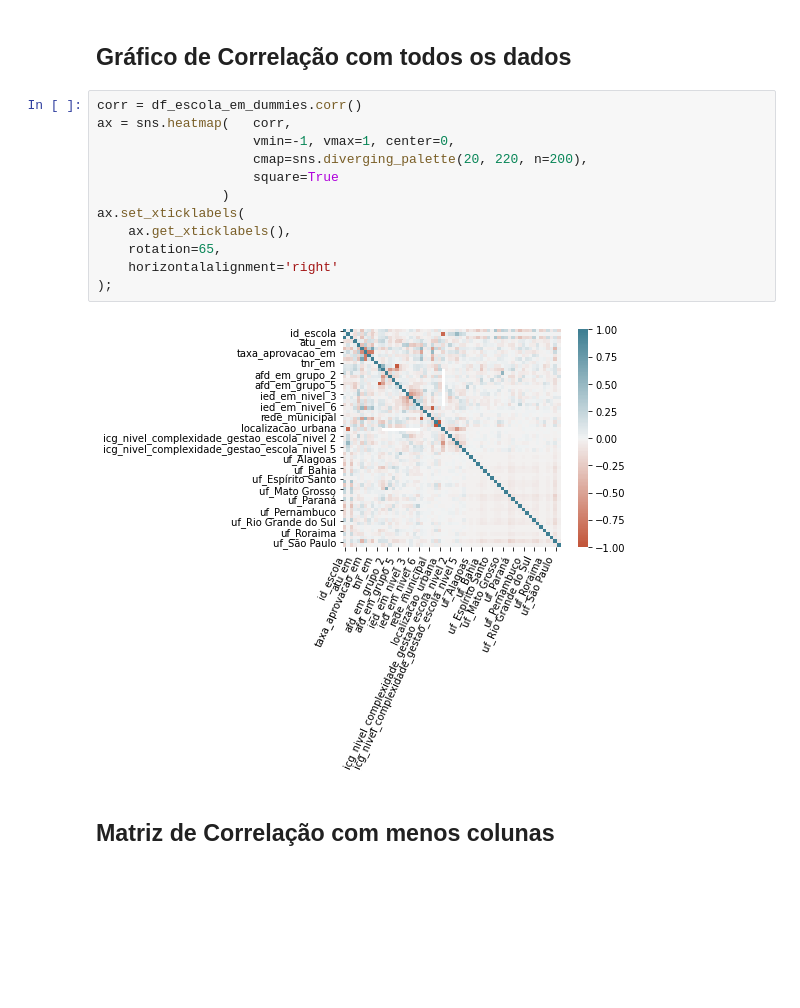
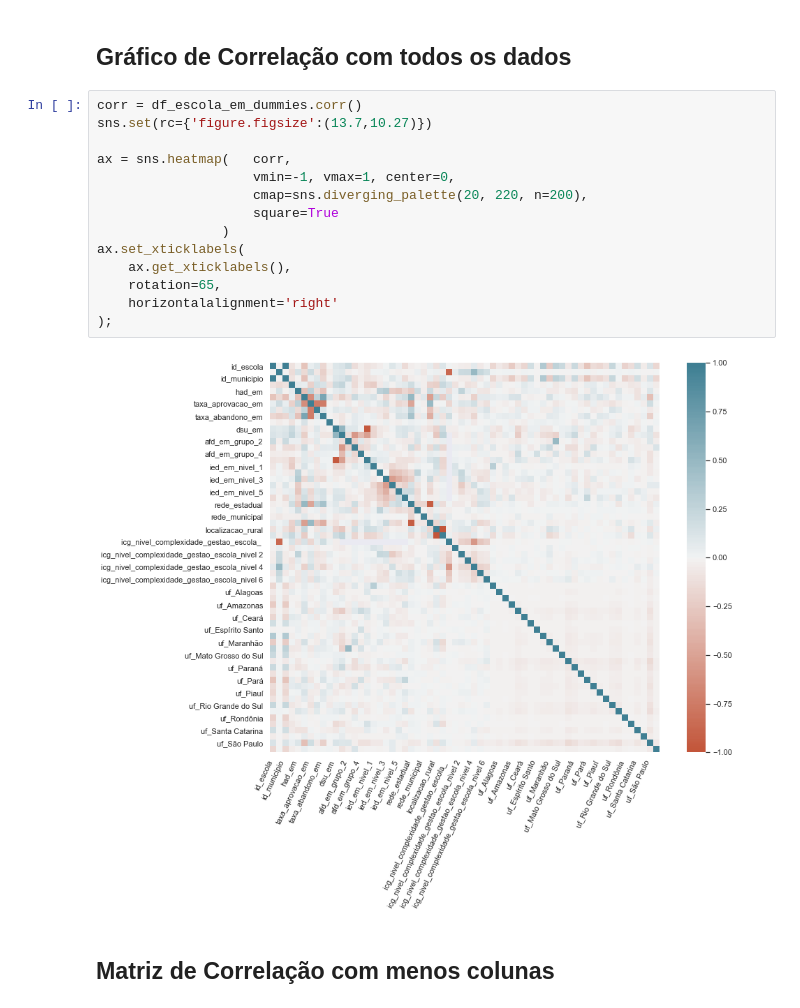
Before and after one commit to maisafraiz/projeto-amd, a Jupyter notebook: project.ipynb, the cells around one changed output. Drawn from its saved outputs; the diff is of its cells as text; blank space fills up the shorter version.

Commit message:
Aumenta figsize dos gráficos de correlação

```diff
--- a/project.ipynb
+++ b/project.ipynb
@@ -331,18 +305,20 @@ df_escola_em
 ## Gráfico de Correlação com todos os dados
 # %%
 corr = df_escola_em_dummies.corr()
+sns.set(rc={'figure.figsize':(13.7,10.27)})
+
 ax = sns.heatmap(   corr,
                     vmin=-1, vmax=1, center=0,
                     cmap=sns.diverging_palette(20, 220, n=200),
                     square=True
                 )
 ax.set_xticklabels(
     ax.get_xticklabels(),
     rotation=65,
     horizontalalignment='right'
 );
 # %% [output]
-[figure, old version]
+[figure, new version]
 # %% [markdown]
 ## Matriz de Correlação com menos colunas
 # %%
```
Also changed, not shown: parts of 11 cells of this notebook.
